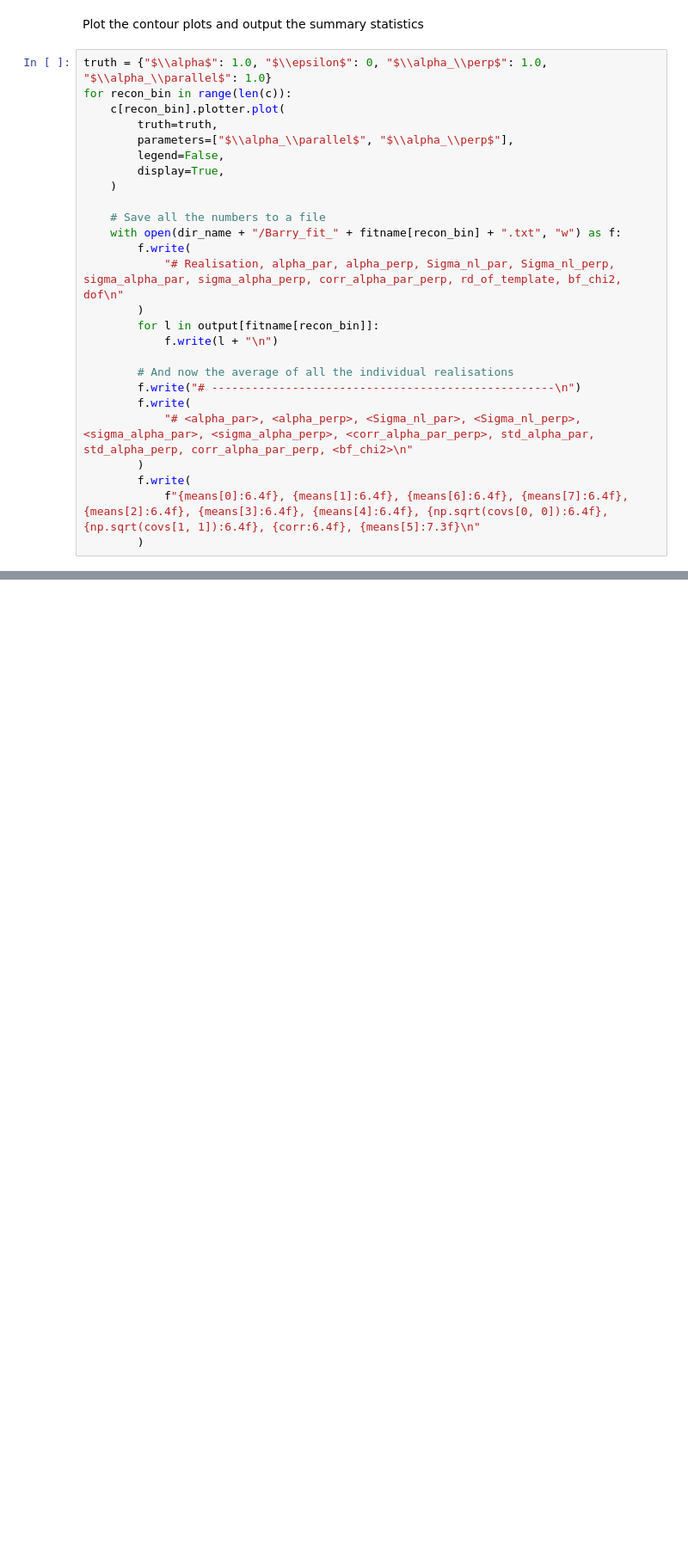
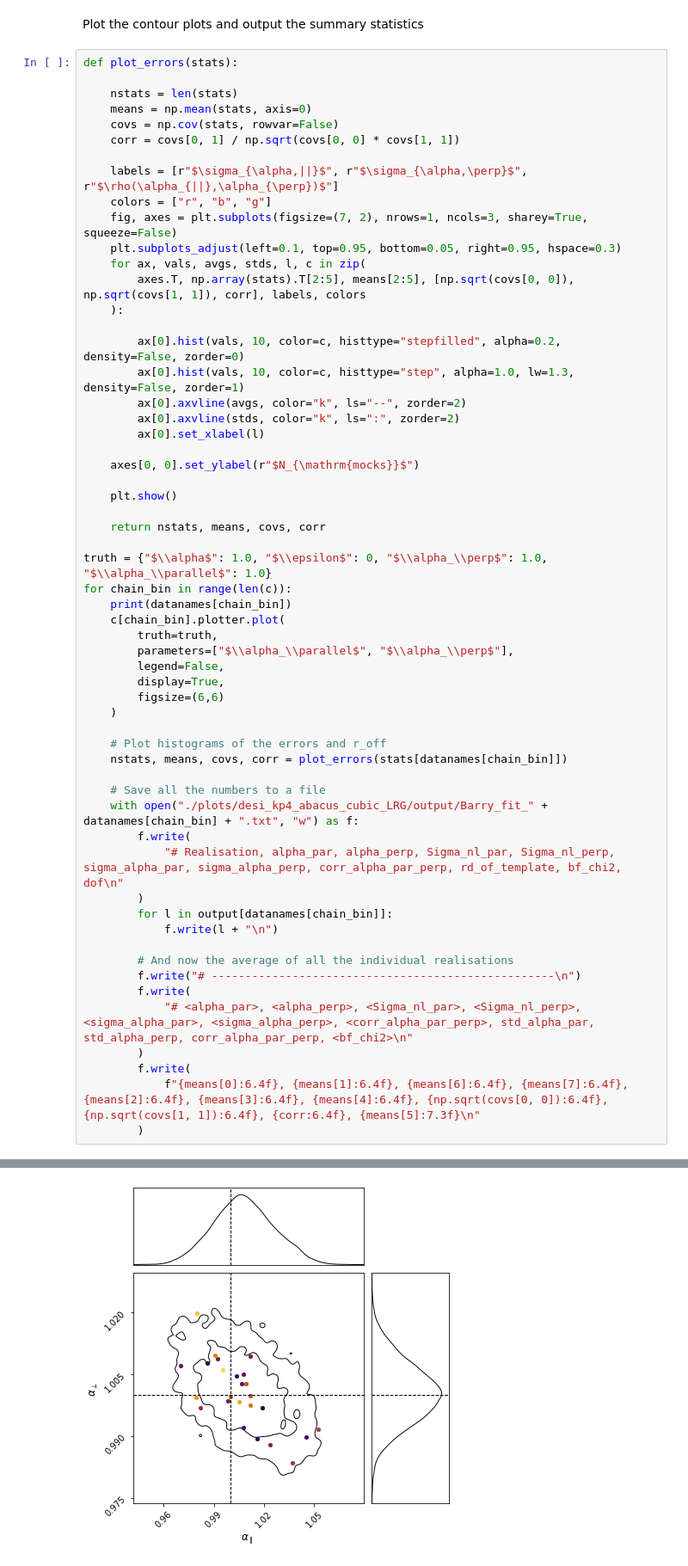
Before and after one commit to cosmodesi/desi-y1-kp45, a Jupyter notebook: barry_config/default_configs/plot_desi_kp4_abacus_cubic_LRG.ipynb, the cells around one changed output, grey strips where cells are left out. Shown at 86% size. Drawn from its saved outputs; the diff is of its cells as text; blank space fills up the shorter version.

```diff
--- a/barry_config/default_configs/plot_desi_kp4_abacus_cubic_LRG.ipynb
+++ b/barry_config/default_configs/plot_desi_kp4_abacus_cubic_LRG.ipynb
@@ -105,21 +172,53 @@ UnboundLocalError: local variable 'mi' referenced before assignment
 # %% [markdown]
 Plot the contour plots and output the summary statistics
 # %%
+def plot_errors(stats):
+
+    nstats = len(stats)
+    means = np.mean(stats, axis=0)
+    covs = np.cov(stats, rowvar=False)
+    corr = covs[0, 1] / np.sqrt(covs[0, 0] * covs[1, 1])
+
+    labels = [r"$\sigma_{\alpha,||}$", r"$\sigma_{\alpha,\perp}$", r"$\rho(\alpha_{||},\alpha_{\perp})$"]
+    colors = ["r", "b", "g"]
+    fig, axes = plt.subplots(figsize=(7, 2), nrows=1, ncols=3, sharey=True, squeeze=False)
+    plt.subplots_adjust(left=0.1, top=0.95, bottom=0.05, right=0.95, hspace=0.3)
+    for ax, vals, avgs, stds, l, c in zip(
+        axes.T, np.array(stats).T[2:5], means[2:5], [np.sqrt(covs[0, 0]), np.sqrt(covs[1, 1]), corr], labels, colors
+    ):
+
+        ax[0].hist(vals, 10, color=c, histtype="stepfilled", alpha=0.2, density=False, zorder=0)
+        ax[0].hist(vals, 10, color=c, histtype="step", alpha=1.0, lw=1.3, density=False, zorder=1)
+        ax[0].axvline(avgs, color="k", ls="--", zorder=2)
+        ax[0].axvline(stds, color="k", ls=":", zorder=2)
+        ax[0].set_xlabel(l)
+
+    axes[0, 0].set_ylabel(r"$N_{\mathrm{mocks}}$")
+
+    plt.show()
+
+    return nstats, means, covs, corr
+
 truth = {"$\\alpha$": 1.0, "$\\epsilon$": 0, "$\\alpha_\\perp$": 1.0, "$\\alpha_\\parallel$": 1.0}
-for recon_bin in range(len(c)):
-    c[recon_bin].plotter.plot(
+for chain_bin in range(len(c)):
+    print(datanames[chain_bin])
+    c[chain_bin].plotter.plot(
         truth=truth,
         parameters=["$\\alpha_\\parallel$", "$\\alpha_\\perp$"],
         legend=False,
         display=True,
+        figsize=(6,6)
     )
 
+    # Plot histograms of the errors and r_off
+    nstats, means, covs, corr = plot_errors(stats[datanames[chain_bin]])
+
     # Save all the numbers to a file
-    with open(dir_name + "/Barry_fit_" + fitname[recon_bin] + ".txt", "w") as f:
+    with open("./plots/desi_kp4_abacus_cubic_LRG/output/Barry_fit_" + datanames[chain_bin] + ".txt", "w") as f:
         f.write(
             "# Realisation, alpha_par, alpha_perp, Sigma_nl_par, Sigma_nl_perp, sigma_alpha_par, sigma_alpha_perp, corr_alpha_par_perp, rd_of_template, bf_chi2, dof\n"
         )
-        for l in output[fitname[recon_bin]]:
+        for l in output[datanames[chain_bin]]:
             f.write(l + "\n")
 
         # And now the average of all the individual realisations
@@ -130,3 +229,4 @@ for recon_bin in range(len(c)):
         f.write(
             f"{means[0]:6.4f}, {means[1]:6.4f}, {means[6]:6.4f}, {means[7]:6.4f}, {means[2]:6.4f}, {means[3]:6.4f}, {means[4]:6.4f}, {np.sqrt(covs[0, 0]):6.4f}, {np.sqrt(covs[1, 1]):6.4f}, {corr:6.4f}, {means[5]:7.3f}\n"
         )
+# %% [output]
@@ -132,0 +234 @@ for recon_bin in range(len(c)):
+[figure, added]
```
Also changed, not shown: parts of 3 cells of this notebook, 1 other file.
